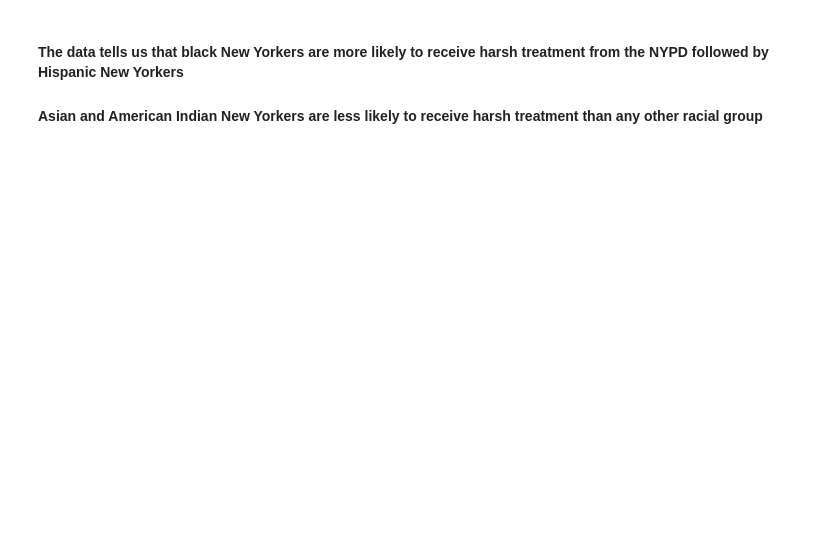
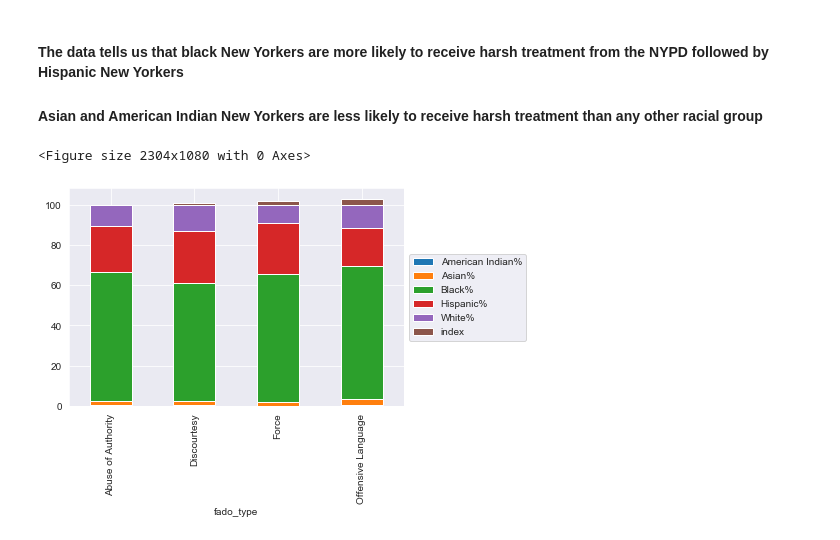
Before and after one commit to Shafiq-Kyazze/NYPD-Complaints, a Jupyter notebook: NYPD Officer complaints - Exploratory Data Analysis.ipynb, the cells around one changed output. Cells and saved outputs as stored; diff of their text form; code cells hidden in the pictures; blank space fills up the shorter version.

```diff
--- a/NYPD Officer complaints - Exploratory Data Analysis.ipynb
+++ b/NYPD Officer complaints - Exploratory Data Analysis.ipynb
@@ -354,3 +355,11 @@ pr
 # %% [markdown]
 #### The data tells us that black New Yorkers are more likely to receive harsh treatment from the NYPD followed by Hispanic New Yorkers
 ####  Asian and American Indian New Yorkers are less likely to receive harsh treatment than any other racial group
+# %%
+plt.figure(figsize=(32,15))
+pr.plot.bar(stacked=True)
+plt.subplot(111).legend(loc='center left', bbox_to_anchor=(1, 0.5))
+plt.savefig('fado_type vs Race')
+# %% [output]
+<Figure size 2304x1080 with 0 Axes>
+[figure, added]
```
Also changed, not shown: parts of 8 cells of this notebook, 4 other files.
